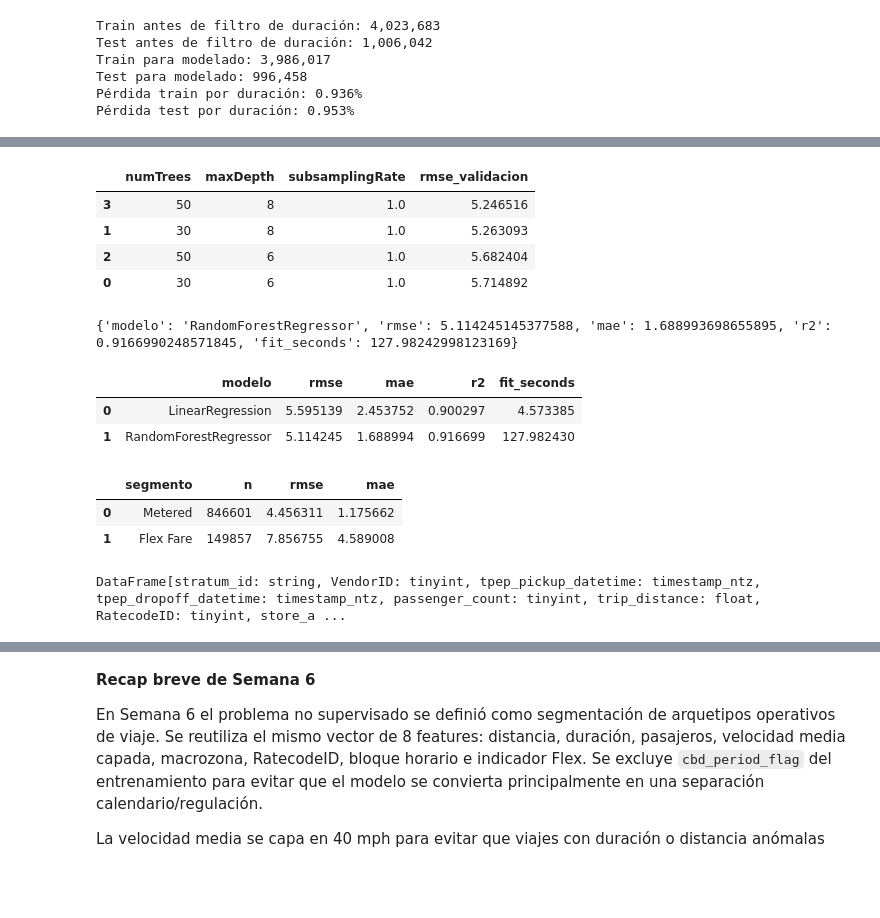
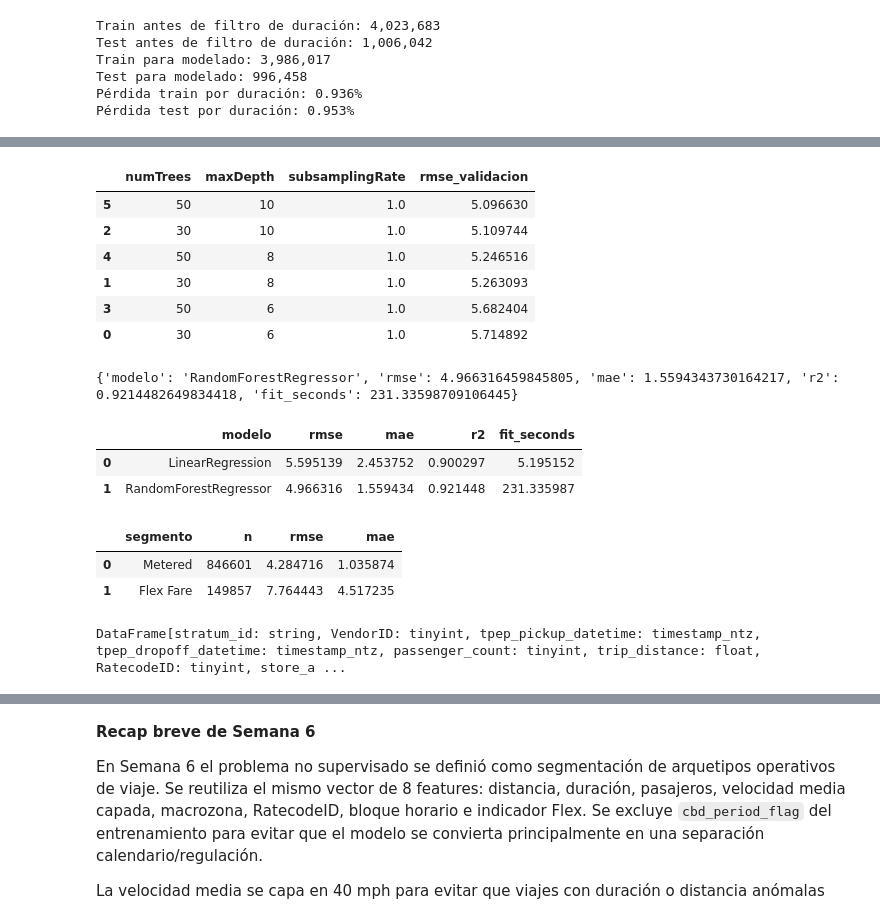
Before and after one commit to jjmonsalveg/big-data-mna, a Jupyter notebook: proyecto/etapa3/Etapa_3 Equipo#12.ipynb, the cells around one changed output, grey strips where cells are left out. Saved outputs shown, nothing was run; the diff lists cells and outputs as text; code cells hidden in the pictures; blank space fills up the shorter version.

```diff
--- a/proyecto/etapa3/Etapa_3 Equipo#12.ipynb
+++ b/proyecto/etapa3/Etapa_3 Equipo#12.ipynb
@@ -754,7 +768,7 @@ pipeline_rf = Pipeline(stages=supervised_preprocessing + [rf])
 param_grid = (
     ParamGridBuilder()
     .addGrid(rf.numTrees, [30, 50])
-    .addGrid(rf.maxDepth, [6, 8])
+    .addGrid(rf.maxDepth, [6, 8, 10])
     .addGrid(rf.subsamplingRate, [1.0])
     .build()
 )
@@ -800,9 +827,11 @@ print(metrics_rf)
 |  | numTrees | maxDepth | subsamplingRate | rmse_validacion |
-| 3 | 50 | 8 | 1.0 | 5.246516 |
+| 5 | 50 | 10 | 1.0 | 5.096630 |
+| 2 | 30 | 10 | 1.0 | 5.109744 |
+| 4 | 50 | 8 | 1.0 | 5.246516 |
 | 1 | 30 | 8 | 1.0 | 5.263093 |
-| 2 | 50 | 6 | 1.0 | 5.682404 |
+| 3 | 50 | 6 | 1.0 | 5.682404 |
 | 0 | 30 | 6 | 1.0 | 5.714892 |
-{'modelo': 'RandomForestRegressor', 'rmse': 5.114245145377588, 'mae': 1.688993698655895, 'r2': 0.9166990248571845, 'fit_seconds': 127.98242998123169}
+{'modelo': 'RandomForestRegressor', 'rmse': 4.966316459845805, 'mae': 1.5594343730164217, 'r2': 0.9214482649834418, 'fit_seconds': 231.33598709106445}
 # %%
 supervised_results_pdf = pd.DataFrame([metrics_lr, metrics_rf])
 display(supervised_results_pdf)
@@ -826,11 +855,11 @@ pred_lr.unpersist()
 pred_rf.unpersist()
 # %% [output]
 |  | modelo | rmse | mae | r2 | fit_seconds |
-| 0 | LinearRegression | 5.595139 | 2.453752 | 0.900297 | 4.573385 |
-| 1 | RandomForestRegressor | 5.114245 | 1.688994 | 0.916699 | 127.982430 |
+| 0 | LinearRegression | 5.595139 | 2.453752 | 0.900297 | 5.195152 |
+| 1 | RandomForestRegressor | 4.966316 | 1.559434 | 0.921448 | 231.335987 |
 |  | segmento | n | rmse | mae |
-| 0 | Metered | 846601 | 4.456311 | 1.175662 |
-| 1 | Flex Fare | 149857 | 7.856755 | 4.589008 |
+| 0 | Metered | 846601 | 4.284716 | 1.035874 |
+| 1 | Flex Fare | 149857 | 7.764443 | 4.517235 |
 DataFrame[stratum_id: string, VendorID: tinyint, tpep_pickup_datetime: timestamp_ntz, tpep_dropoff_datetime: timestamp_ntz, passenger_count: tinyint, trip_distance: float, RatecodeID: tinyint, store_a ...
 # %% [markdown]
 **Lectura del track supervisado**
```
Also changed, not shown: parts of 33 cells of this notebook.
